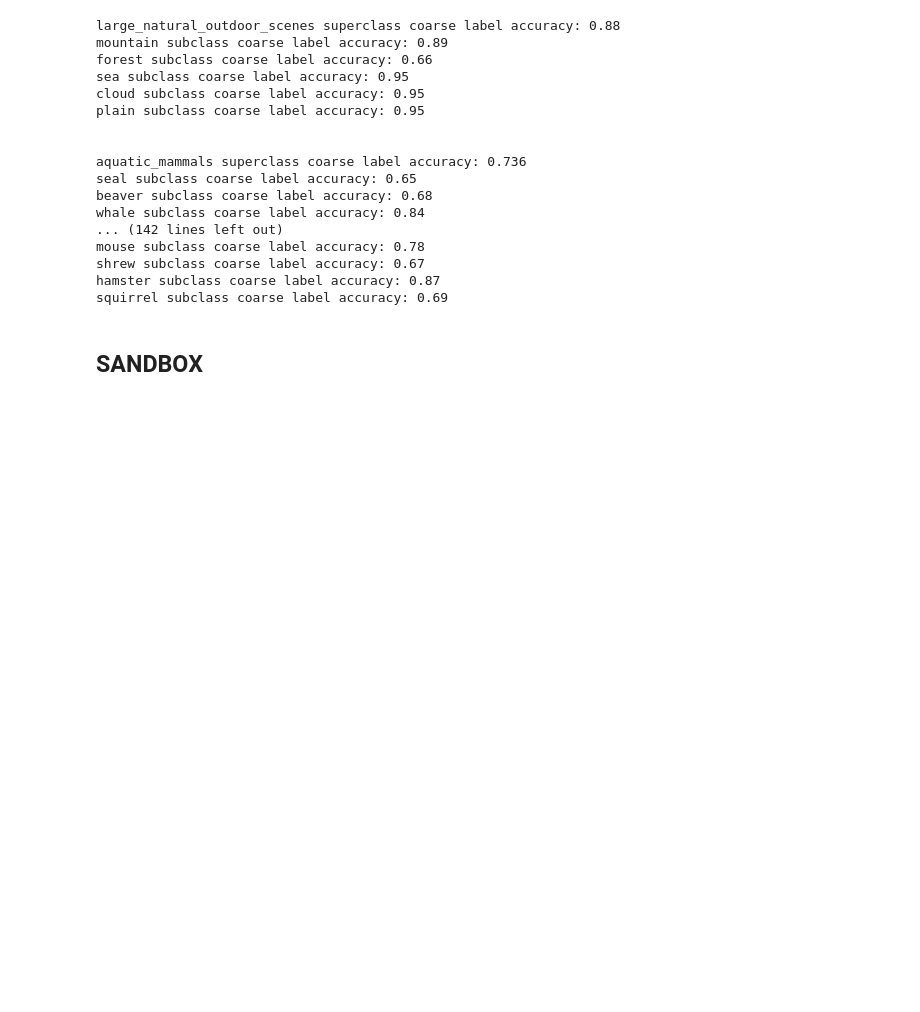
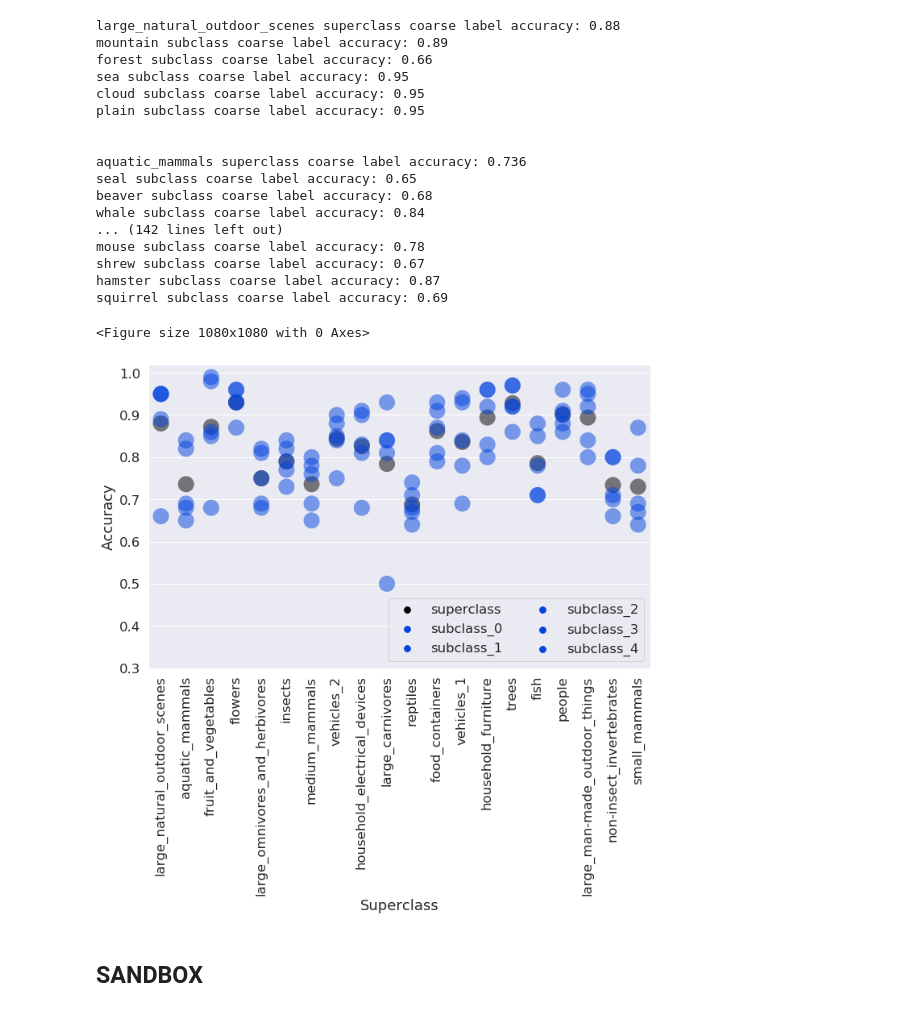
Before and after one commit to jdunnmon/pytorch-classification, a Jupyter notebook: notebooks/analyze-superclass-results-08-20.ipynb, the cells around one changed output. Drawn from its saved outputs; the diff is of its cells as text; code cells hidden in the pictures; blank space fills up the shorter version.

Commit message:
plot

```diff
--- a/notebooks/analyze-superclass-results-08-20.ipynb
+++ b/notebooks/analyze-superclass-results-08-20.ipynb
@@ -89,16 +89,21 @@ Counter({'seal': 100,
          'otter': 100})
 # %%
 from sklearn.metrics import accuracy_score
+from collections import defaultdict
+coarse_results = defaultdict(dict)
 accuracy_type = 'coarse'
 for coarse_class in prediction_df['coarse_labels_string'].unique():
+    coarse_accs = {}
     coarse_class_df = prediction_df[prediction_df['coarse_labels_string']==coarse_class]
     coarse_class_acc = accuracy_score(coarse_class_df[f'{accuracy_type}_labels'],coarse_class_df[f'{accuracy_type}_preds'])
     print(f'{coarse_class} superclass {accuracy_type} label accuracy: {coarse_class_acc}')
+    coarse_results['superclass'].update({coarse_class:coarse_class_acc})
    # print(f"fine label disribution: {Counter(coarse_class_df['fine_labels_string'])}")
-    for fine_class in coarse_class_df['fine_labels_string'].unique():
+    for ii, fine_class in enumerate(coarse_class_df['fine_labels_string'].unique()):
         fine_class_df = coarse_class_df[coarse_class_df['fine_labels_string']==fine_class]
         fine_class_acc = accuracy_score(fine_class_df[f'{accuracy_type}_labels'],fine_class_df[f'{accuracy_type}_preds'])
         print(f'{fine_class} subclass {accuracy_type} label accuracy: {fine_class_acc}')
+        coarse_results[f'subclass_{ii}'].update({coarse_class:fine_class_acc})
     print('\n')
 # %% [output]
 large_natural_outdoor_scenes superclass coarse label accuracy: 0.88
@@ -118,6 +123,30 @@ mouse subclass coarse label accuracy: 0.78
 shrew subclass coarse label accuracy: 0.67
 hamster subclass coarse label accuracy: 0.87
 squirrel subclass coarse label accuracy: 0.69
+# %%
+import matplotlib.pyplot as plt
+f = plt.figure(figsize=(15,15))
+plot_df = pd.DataFrame(coarse_results).reset_index()
+plot_df = plot_df.rename(columns={"index": "Superclass"})
+plot_df = plot_df.melt(id_vars=['Superclass'], var_name='Subset', value_name='Accuracy')
+# %% [output]
+<Figure size 1080x1080 with 0 Axes>
+# %%
+import seaborn as sns
+import matplotlib.pyplot as plt
+palette = [sns.xkcd_rgb["black"]] + 5*[sns.xkcd_rgb["blue"]]
+sns.set(font_scale=1.5)
+f = plt.figure(figsize=(10,10))
+ax = sns.stripplot(x="Superclass", y="Accuracy", hue="Subset", data=plot_df, jitter=False, s=20, palette=palette, alpha=0.5)
+ax.set_xticklabels(ax.get_xticklabels(),rotation=90)
+h,l = ax.get_legend_handles_labels()
+ax.legend_.remove()
+ax.legend(h,l, ncol=2, loc='lower right')
+ax.set_ylim([0.3,1.02])
+plt.tight_layout()
+plt.savefig('Superclass-Subclass-CIFAR-100.png',format='png')
+# %% [output]
+[figure, added]
 # %% [markdown]
 ## SANDBOX
 # %%
```
